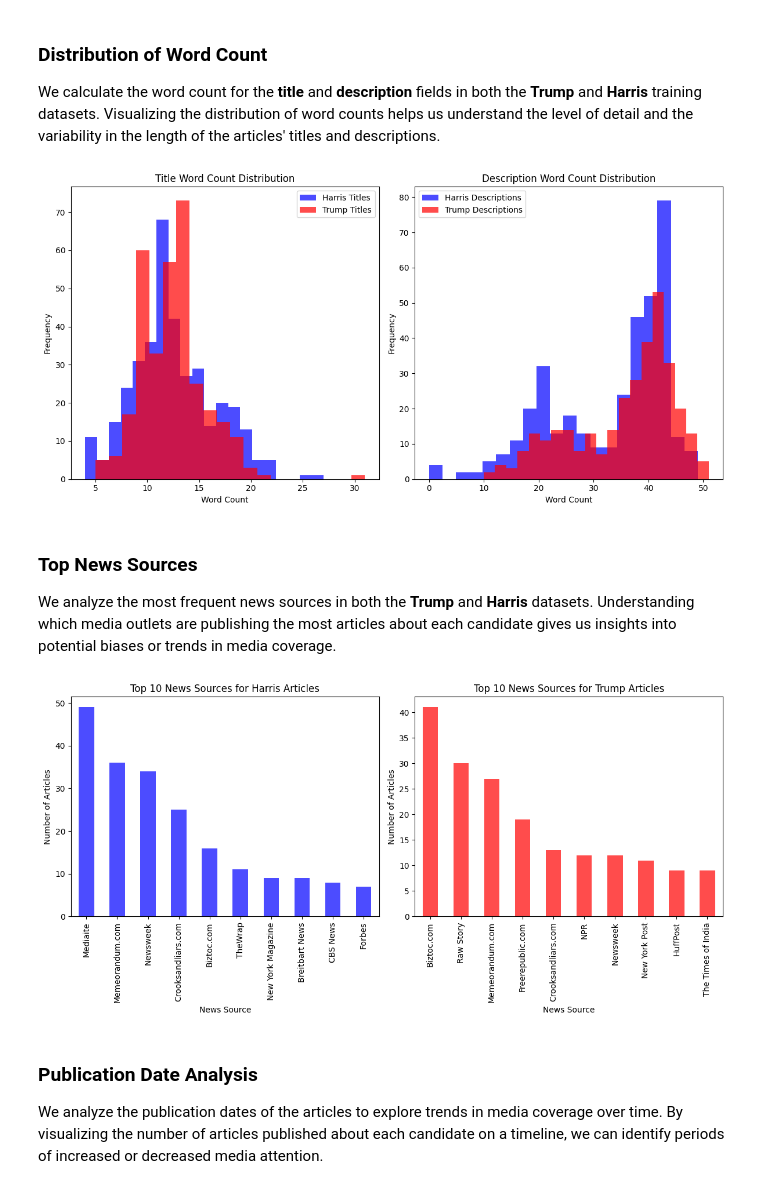
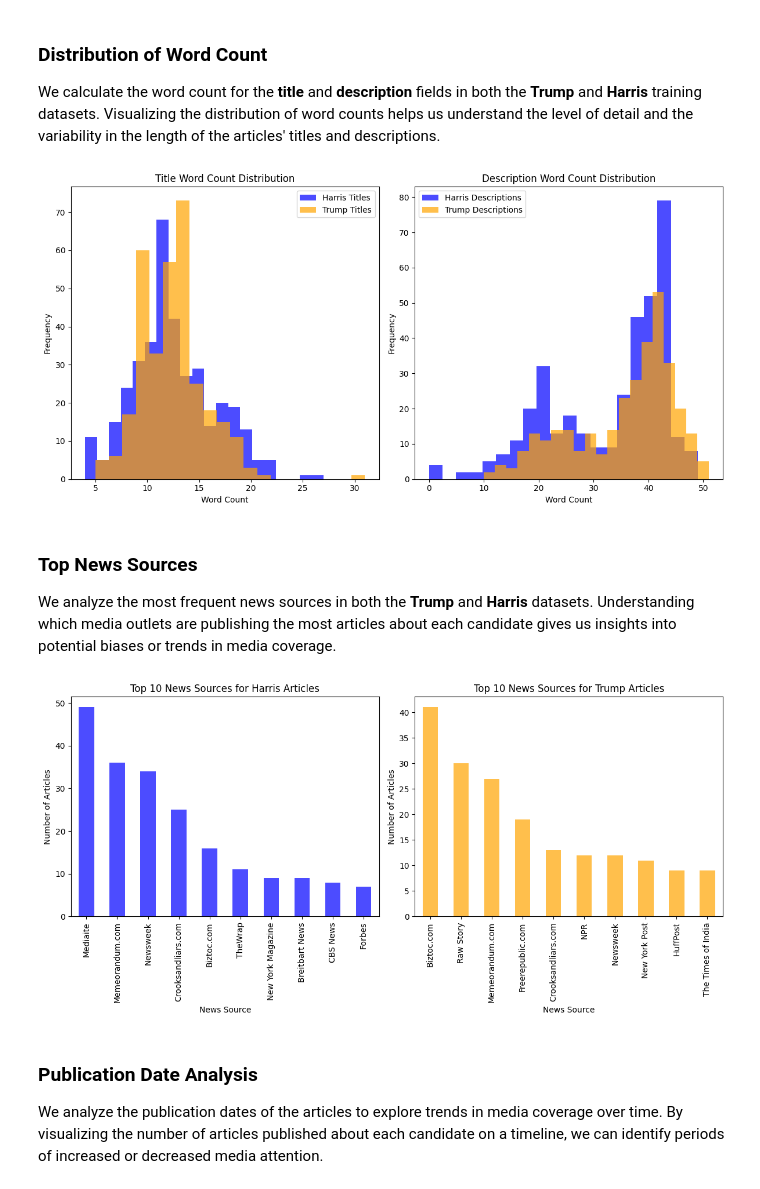
Before and after one commit to FrancoKruger/DS346proj, a Jupyter notebook: EDA_and_NLP_analysis.ipynb, the cells around one changed output. Cells and saved outputs as stored; diff of their text form; code cells hidden in the pictures.

```diff
--- a/EDA_and_NLP_analysis.ipynb
+++ b/EDA_and_NLP_analysis.ipynb
@@ -71,36 +72,36 @@ plt.figure(figsize=(12, 6))
 # Title Word Count
 plt.subplot(1, 2, 1)
 plt.hist(df_harris_train["title_word_count"], bins=20, alpha=0.7, label="Harris Titles", color="blue")
-plt.hist(df_trump_train["title_word_count"], bins=20, alpha=0.7, label="Trump Titles", color="red")
+plt.hist(df_trump_train["title_word_count"], bins=20, alpha=0.7, label="Trump Titles", color="orange")
 plt.title("Title Word Count Distribution")
 plt.xlabel("Word Count")
 plt.ylabel("Frequency")
 plt.legend()
 
 # Description Word Count
 plt.subplot(1, 2, 2)
 plt.hist(
     df_harris_train["description_word_count"],
     bins=20,
     alpha=0.7,
     label="Harris Descriptions",
     color="blue"
 )
 plt.hist(
     df_trump_train["description_word_count"],
     bins=20,
     alpha=0.7,
     label="Trump Descriptions",
-    color="red"
+    color="orange"
 )
 plt.title("Description Word Count Distribution")
 plt.xlabel("Word Count")
 plt.ylabel("Frequency")
 plt.legend()
 plt.tight_layout()
 plt.show()
 # %% [output]
-[figure, old version]
+[figure, new version]
 # %% [markdown]
 ### Top News Sources
 
@@ -129,7 +130,7 @@ plt.xticks(rotation=90)
 
 # Trump articles - Top Sources
 plt.subplot(1, 2, 2)
-trump_sources.head(10).plot(kind="bar", color="red", alpha=0.7)
+trump_sources.head(10).plot(kind="bar", color="orange", alpha=0.7)
 plt.title("Top 10 News Sources for Trump Articles")
 plt.xlabel("News Source")
 plt.ylabel("Number of Articles")
@@ -137,7 +138,7 @@ plt.xticks(rotation=90)
 plt.tight_layout()
 plt.show()
 # %% [output]
-[figure, old version]
+[figure, new version]
 # %% [markdown]
 ### Publication Date Analysis
 
```
Also changed, not shown: parts of 4 cells of this notebook.
